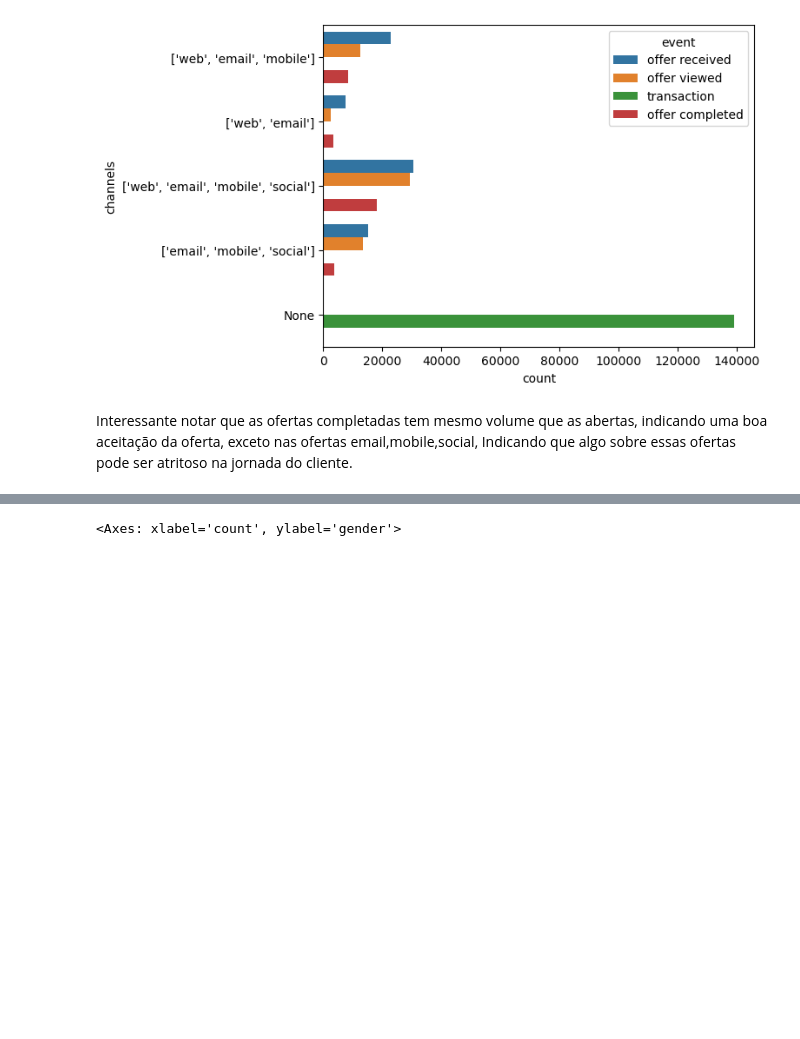
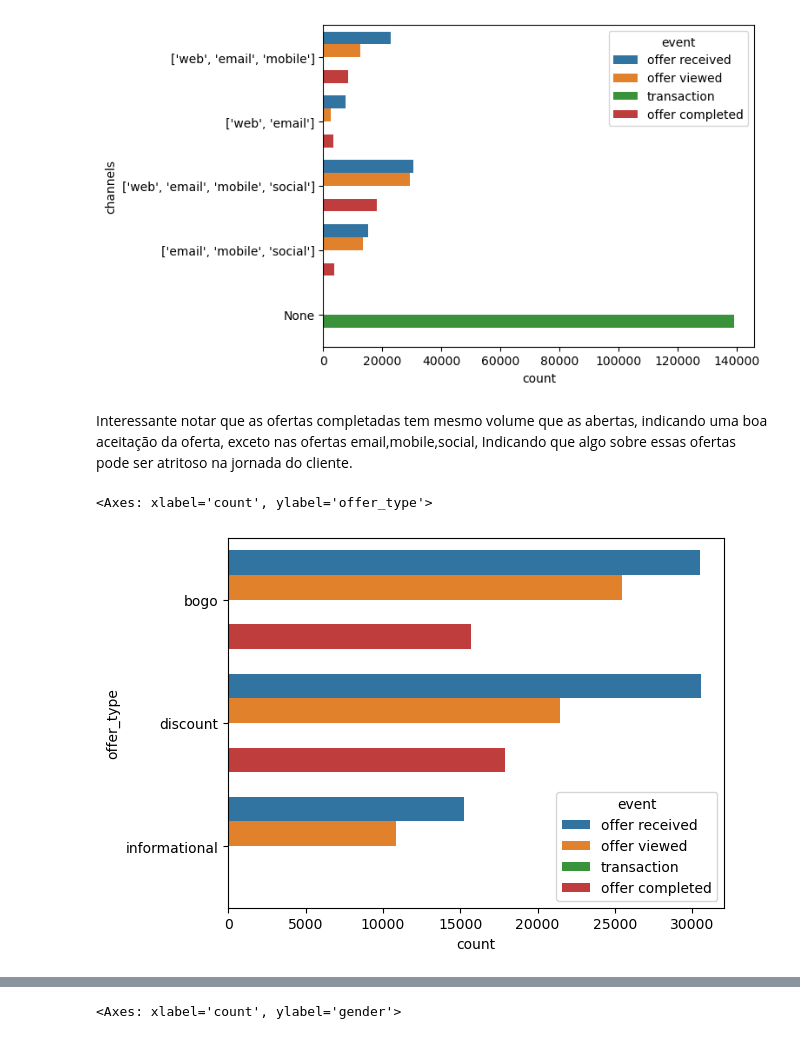
Before and after one commit to geoscotton/ifood-case, a Jupyter notebook: notebooks/2 - EDA full.ipynb, the cells around one changed output, grey strips where cells are left out. Drawn from its saved outputs; the diff is of its cells as text; code cells hidden in the pictures; blank space fills up the shorter version.

```diff
--- a/notebooks/2 - EDA full.ipynb
+++ b/notebooks/2 - EDA full.ipynb
@@ -117,3 +117,8 @@ sns.countplot(y = 'channels', hue = 'event', data=temp.astype({'channels':str}))
 [figure]
 # %% [markdown]
 Interessante notar que as ofertas completadas tem mesmo volume que as abertas, indicando uma boa aceitação da oferta, exceto nas ofertas email,mobile,social, Indicando que algo sobre essas ofertas pode ser atritoso na jornada do cliente.
+# %%
+sns.countplot(y = 'offer_type', hue = 'event', data=temp.astype({'channels':str}))
+# %% [output]
+<Axes: xlabel='count', ylabel='offer_type'>
+[figure, added]
```
Also changed, not shown: parts of 3 cells of this notebook, 3 other files.
